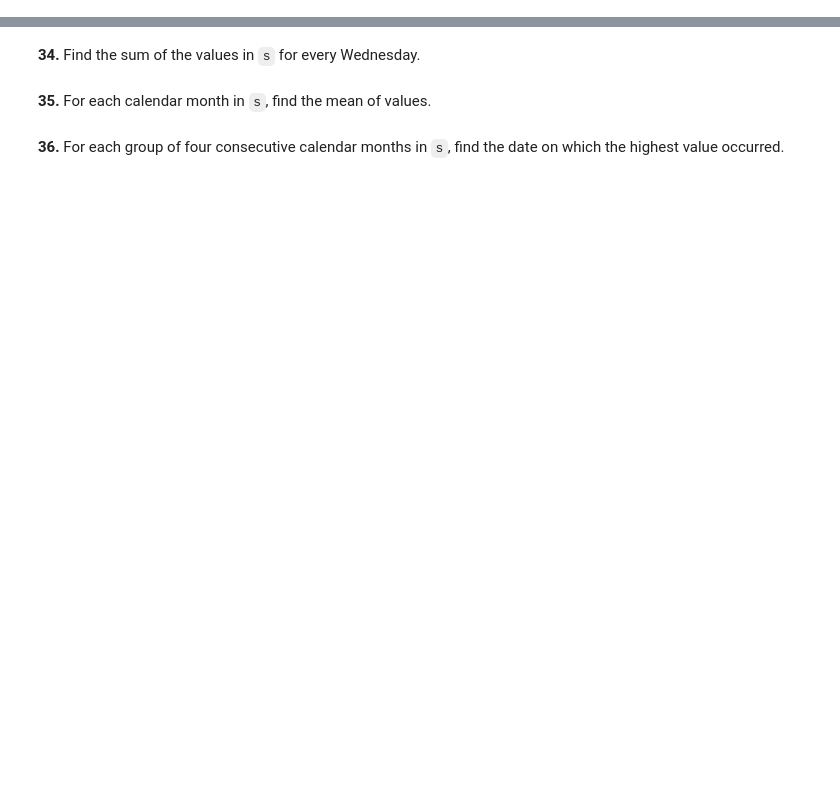
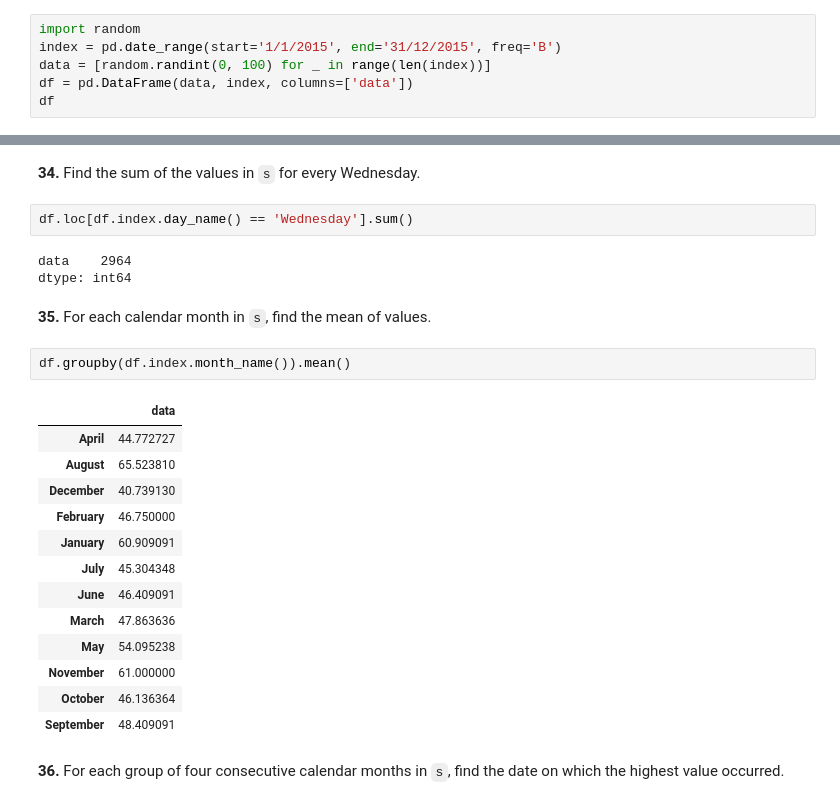
Before and after one commit to iboud0/100-pandas-puzzles, a Jupyter notebook: 100-pandas-puzzles.ipynb, the cells around one changed output, grey strips where cells are left out. Saved outputs shown, nothing was run; the diff lists cells and outputs as text; blank space fills up the shorter version.

```diff
--- a/100-pandas-puzzles.ipynb
+++ b/100-pandas-puzzles.ipynb
@@ -601,3 +601,9 @@ Difficulty: *easy/medium*
 pandas is fantastic for working with dates and times. These puzzles explore some of this functionality.
 # %% [markdown]
 **33.** Create a DatetimeIndex that contains each business day of 2015 and use it to index a Series of random numbers. Let's call this Series `s`.
+# %%
+import random
+index = pd.date_range(start='1/1/2015', end='31/12/2015', freq='B')
+data = [random.randint(0, 100) for _ in range(len(index))]
+df = pd.DataFrame(data, index, columns=['data'])
+df
@@ -604,6 +624,27 @@ pandas is fantastic for working with dates and times. These puzzles explore some
 # %% [markdown]
 **34.** Find the sum of the values in `s` for every Wednesday.
+# %%
+df.loc[df.index.day_name() == 'Wednesday'].sum()
+# %% [output]
+data    2964
+dtype: int64
 # %% [markdown]
 **35.** For each calendar month in `s`, find the mean of values.
+# %%
+df.groupby(df.index.month_name()).mean()
+# %% [output]
+|  | data |
+| April | 44.772727 |
+| August | 65.523810 |
+| December | 40.739130 |
+| February | 46.750000 |
+| January | 60.909091 |
+| July | 45.304348 |
+| June | 46.409091 |
+| March | 47.863636 |
+| May | 54.095238 |
+| November | 61.000000 |
+| October | 46.136364 |
+| September | 48.409091 |
 # %% [markdown]
 **36.** For each group of four consecutive calendar months in `s`, find the date on which the highest value occurred.
```
Also changed, not shown: parts of 3 cells of this notebook.
